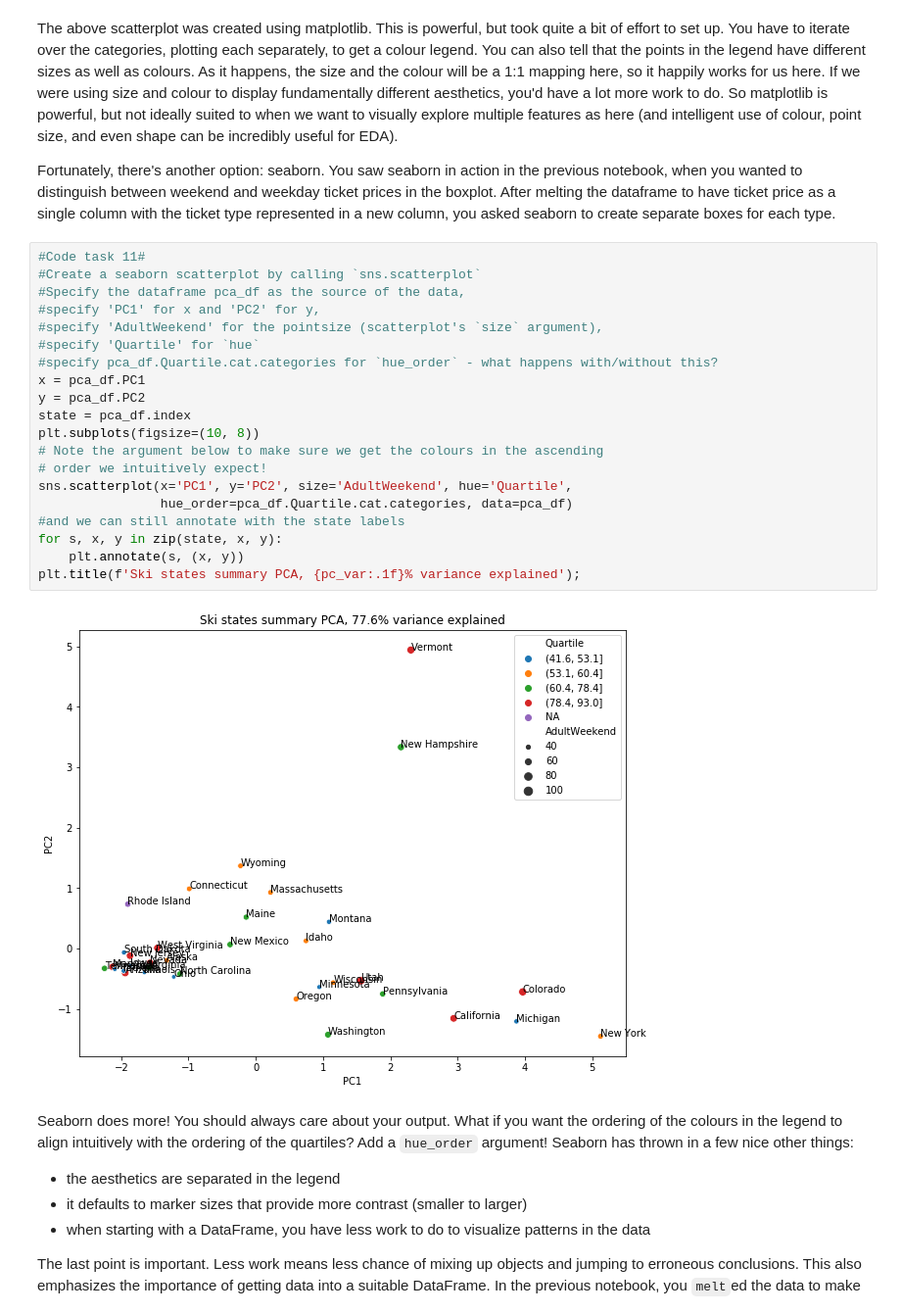
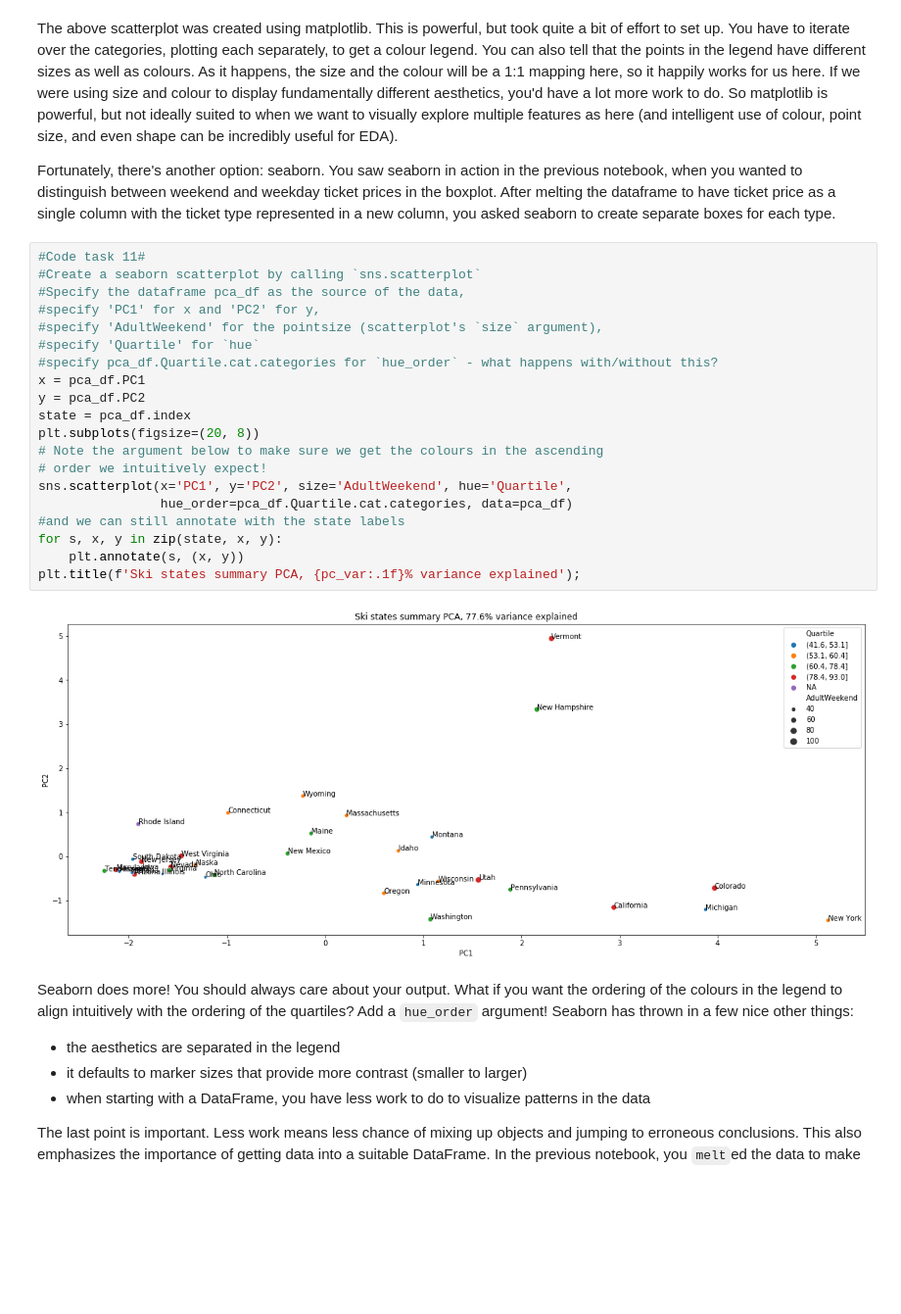
Before and after one commit to rporuthur/Springboard, a Jupyter notebook: DataScienceGuidedCapstone/Step Three - Exploratory Data Analysis/03_exploratory_data_analysis.ipynb, the cells around one changed output. Shown: that part at 98% size. Cells and saved outputs as stored; diff of their text form; blank space fills up the shorter version.

```diff
--- a/DataScienceGuidedCapstone/Step Three - Exploratory Data Analysis/03_exploratory_data_analysis.ipynb
+++ b/DataScienceGuidedCapstone/Step Three - Exploratory Data Analysis/03_exploratory_data_analysis.ipynb
@@ -636,25 +655,25 @@ Fortunately, there's another option: seaborn. You saw seaborn in action in the p
 # %%
 #Code task 11#
 #Create a seaborn scatterplot by calling `sns.scatterplot`
 #Specify the dataframe pca_df as the source of the data,
 #specify 'PC1' for x and 'PC2' for y,
 #specify 'AdultWeekend' for the pointsize (scatterplot's `size` argument),
 #specify 'Quartile' for `hue`
 #specify pca_df.Quartile.cat.categories for `hue_order` - what happens with/without this?
 x = pca_df.PC1
 y = pca_df.PC2
 state = pca_df.index
-plt.subplots(figsize=(10, 8))
+plt.subplots(figsize=(20, 8))
 # Note the argument below to make sure we get the colours in the ascending
 # order we intuitively expect!
 sns.scatterplot(x='PC1', y='PC2', size='AdultWeekend', hue='Quartile',
                 hue_order=pca_df.Quartile.cat.categories, data=pca_df)
 #and we can still annotate with the state labels
 for s, x, y in zip(state, x, y):
     plt.annotate(s, (x, y))
 plt.title(f'Ski states summary PCA, {pc_var:.1f}% variance explained');
 # %% [output]
-[figure, old version]
+[figure, new version]
 # %% [markdown]
 Seaborn does more! You should always care about your output. What if you want the ordering of the colours in the legend to align intuitively with the ordering of the quartiles? Add a `hue_order` argument! Seaborn has thrown in a few nice other things:
 
```
Also changed, not shown: parts of 13 cells of this notebook, 6 other files.
